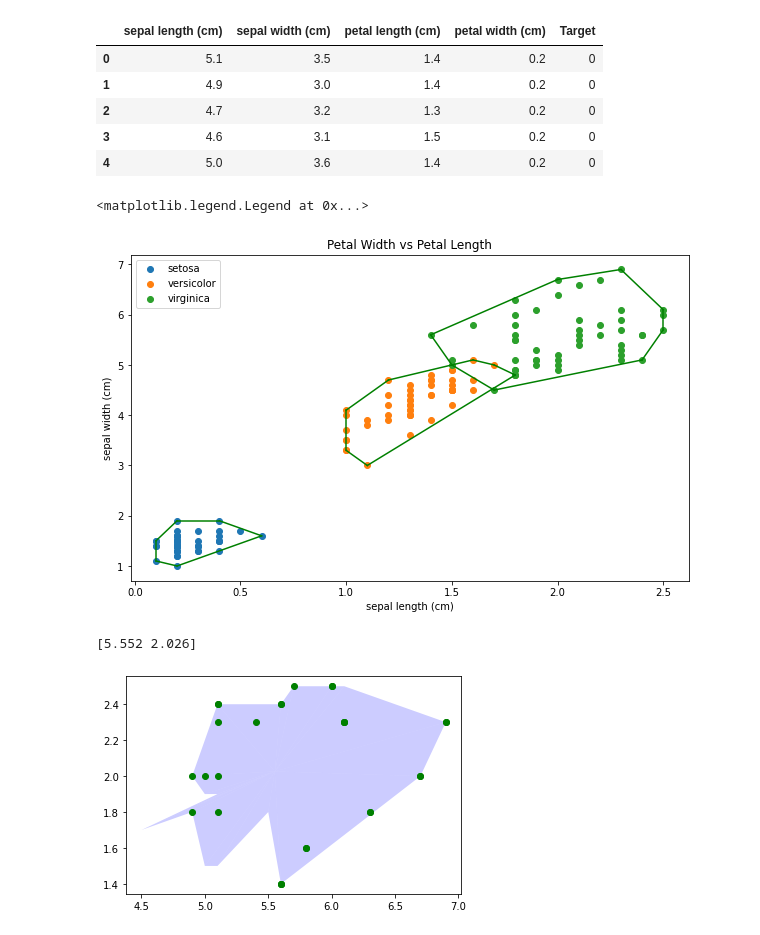
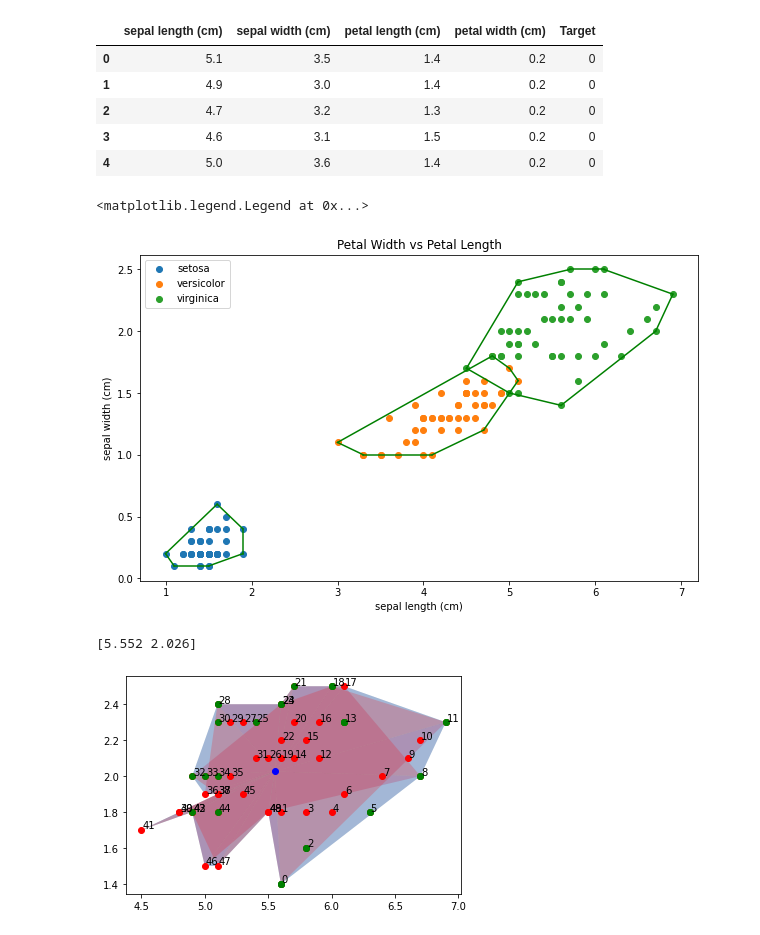
Before and after one commit to ZianTsabit/ConvexHull_Stima, a Jupyter notebook: src/main.ipynb, the cells around one changed output. Cells and saved outputs as stored; diff of their text form; code cells hidden in the pictures.

```diff
--- a/src/main.ipynb
+++ b/src/main.ipynb
@@ -33,18 +33,18 @@ for i in range(len(data.target_names)):
     bucket = df[df['Target'] == i]
     # print(bucket)
     # ini buat ngambil kolom di dataset nya
-    bucket = bucket.iloc[:,[3,2]].values
+    bucket = bucket.iloc[:,[2,3]].values
     # print(bucket)
     hull = ConvexHull(bucket) #bagian ini diganti dengan hasil implementasi
                                 # ConvexHull Divide & Conquer
     plt.scatter(bucket[:, 0], bucket[:, 1], label=data.target_names[i])
     # ini buat warnain convex hull nya
     for simplex in hull.simplices:
-        plt.plot(bucket[simplex, 0], bucket[simplex, 1], colors[2])
+        plt.plot(bucket[simplex, 0], bucket[simplex, 1], colors[i])
 plt.legend()
 # %% [output]
 <matplotlib.legend.Legend at 0x...>
-[figure, old version]
+[figure, new version]
 # %%
 import numpy as n, pylab as p, time
 
@@ -71,53 +71,54 @@ def area_of_triangle(p1, p2, p3):
 
 def convex_hull(points, graphic=True, smidgen=0.0075):
 
-    # if graphic:
-    #     p.clf()
-    #     p.plot(points[0], points[1], 'ro')
+    if graphic:
+        p.clf()
+        p.plot(points[0], points[1], 'ro')
     n_pts = points.shape[1]
-    assert(n_pts > 5)
+
     centre = points.mean(1)
     print(centre)
-    # if graphic: p.plot((centre[0],),(centre[1],),'bo')
+    if graphic: p.plot((centre[0],),(centre[1],),'bo')
     angles = n.apply_along_axis(_angle_to_point, 0, points, centre)
     pts_ord = points[:,angles.argsort()]
-    # if graphic:
-    #     for i in range(n_pts):
-    #         p.text(pts_ord[0,i] + smidgen, pts_ord[1,i] + smidgen, \
-    #                '%d' % i)
+    if graphic:
+        for i in range(n_pts):
+            p.text(pts_ord[0,i] + smidgen, pts_ord[1,i] + smidgen, \
+                   '%d' % i)
     pts = [x[0] for x in zip(pts_ord.transpose())]
     prev_pts = len(pts) + 1
     k = 0
     while prev_pts > n_pts:
         prev_pts = n_pts
         n_pts = len(pts)
         if graphic: p.gca().patches = []
         i = -2
+        # idenya tuh ngitung luas segitiga abis dibagi bagi
         while i < (n_pts - 2):
             Aij = area_of_triangle(centre, pts[i],     pts[(i + 1) % n_pts])
             Ajk = area_of_triangle(centre, pts[(i + 1) % n_pts], \
                                    pts[(i + 2) % n_pts])
             Aik = area_of_triangle(centre, pts[i],     pts[(i + 2) % n_pts])
             if graphic:
                 _draw_triangle(centre, pts[i], pts[(i + 1) % n_pts], \
                                facecolor='blue', alpha = 0.2)
-                # _draw_triangle(centre, pts[(i + 1) % n_pts], \
-                #                pts[(i + 2) % n_pts], \
-                #                facecolor='green', alpha = 0.2)
-                # _draw_triangle(centre, pts[i], pts[(i + 2) % n_pts], \
-                #                facecolor='red', alpha = 0.2)
+                _draw_triangle(centre, pts[(i + 1) % n_pts], \
+                               pts[(i + 2) % n_pts], \
+                               facecolor='green', alpha = 0.2)
+                _draw_triangle(centre, pts[i], pts[(i + 2) % n_pts], \
+                               facecolor='red', alpha = 0.2)
             if Aij + Ajk < Aik:
                 if graphic: p.plot((pts[i][0],),(pts[i][1],),'go')
                 del pts[i+1]
             i += 1
             n_pts = len(pts)
         k += 1
     return n.asarray(pts)
 
 if __name__ == "__main__":
     points = n.random.random_sample((2,40))
     bucket = bucket.transpose()
     hull_pts = convex_hull(bucket)
 # %% [output]
 [5.552 2.026]
-[figure, old version]
+[figure, new version]
```
